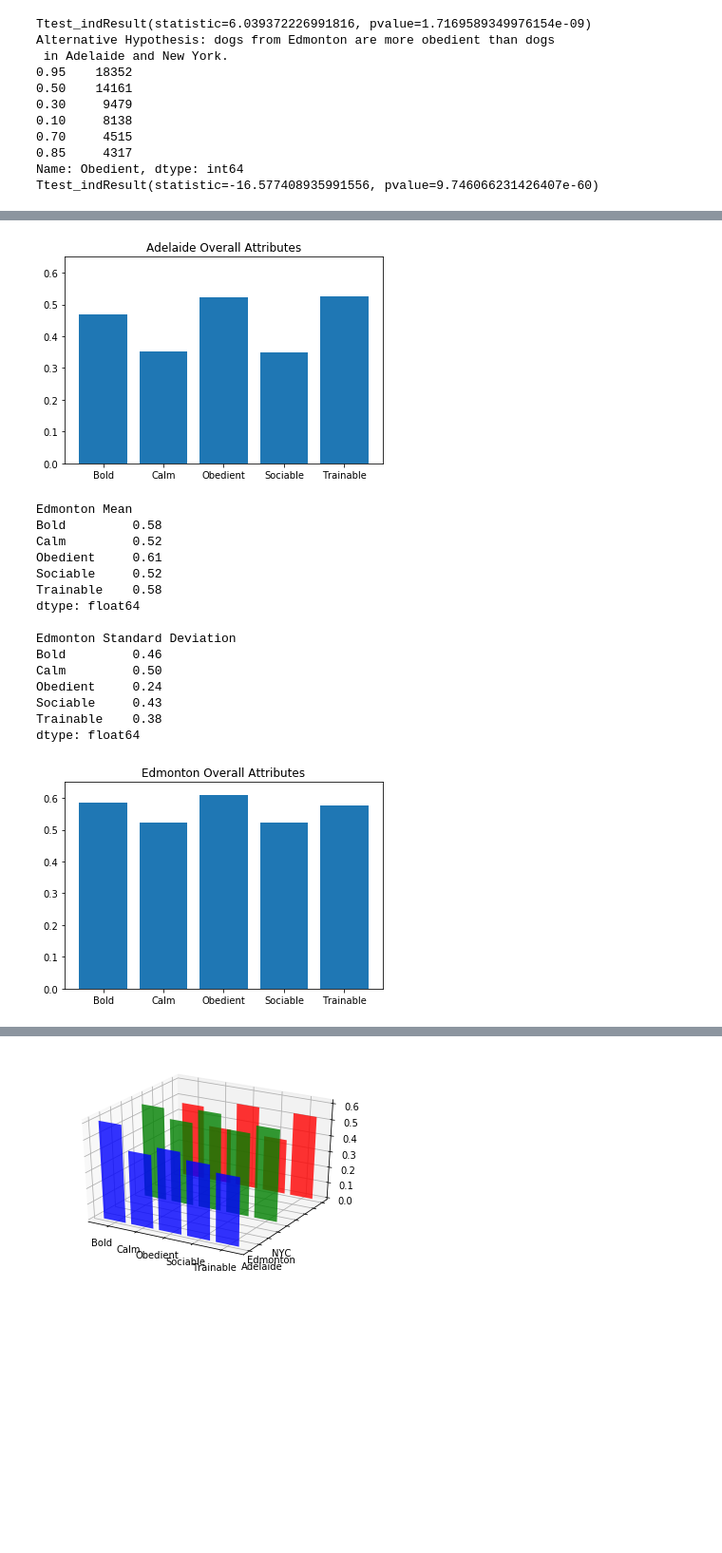
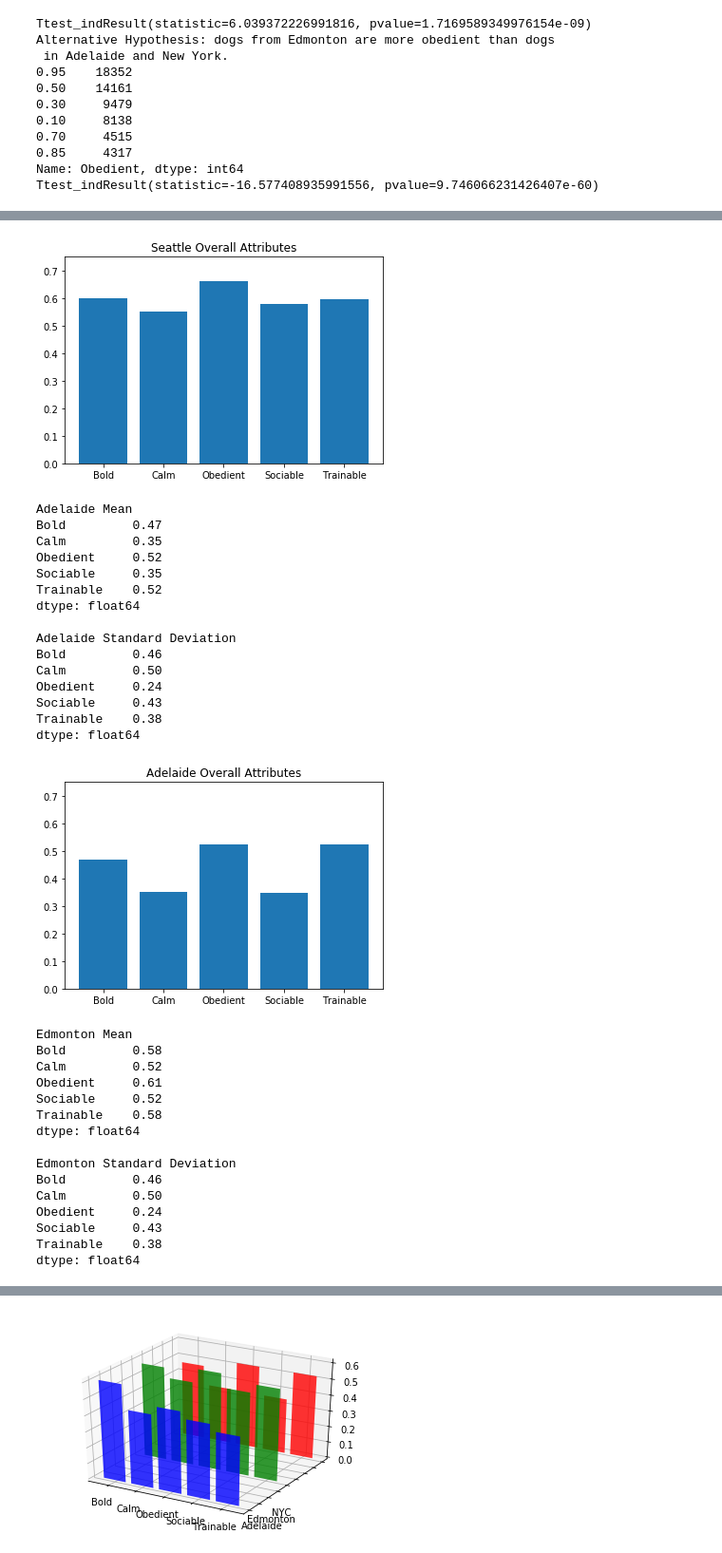
Before and after one commit to Save-All-The-Pets/dog_attributes, a Jupyter notebook: src/analysis.ipynb, the cells around one changed output, grey strips where cells are left out. Shown: that part at 95% size. Saved outputs shown, nothing was run; the diff lists cells and outputs as text; code cells hidden in the pictures; blank space fills up the shorter version.

Commit message:
Added initial Seattle analysis

```diff
--- a/src/analysis.ipynb
+++ b/src/analysis.ipynb
@@ -17,6 +17,7 @@ coren = pd.read_csv('../dogdata/coren-edit.csv')
 nyc_census = pd.read_csv('../censusdata/ACS_16_1YR_S0201_with_ann-edit.csv') # use 2016 data
 edmonton_registry = pd.read_csv('../dogdata/Edmonton_Pet_Licenses_by_Neighbourhood_2018-edit.csv')
 adelaide_registry = pd.read_csv('../dogdata/Dog_Registrations_Adelaide_2016-edit.csv')
+seattle_registry = pd.read_csv('../dogdata/Seattle_Pet_Licenses-2018-edit2.csv')
 wiki = pd.read_csv('../dogdata/wiki-edit.csv')
 turcsan = pd.read_csv('../dogdata/turcsan.csv')
 
@@ -48,7 +49,7 @@ def describe(df, categ, filename=None, display=True):
 
     plt.title(categ+' Overall Attributes')
     plt.bar(attrib_mean.index, attrib_mean.values)
-    plt.ylim([0,0.65])
+    plt.ylim([0,0.75])
     if filename is not None:
         plt.savefig('../plots/'+filename)
     if display:
@@ -278,9 +279,11 @@ non_staten_calm = non_staten['Calm']
 staten_calm = staten['Calm']
 print(stats.ttest_ind(staten_calm, non_staten_calm, equal_var = False))
 
+## MORE
 print('Alternative Hypothesis: dogs from New York are bolder than dogs in Adelaide and Edmonton.')
 adelaide_attrib = adelaide_registry.set_index('AnimalBreed').join(attrib, how='left')
 edmonton_attrib = edmonton_registry.set_index('BREED').join(attrib, how='left')
+seattle_attrib = seattle_registry.set_index('Primary Breed').join(attrib, how='left')
 nyc_bold = nyc_attrib['Bold']
 nyc_bold.dropna(inplace=True)
 ad_ed_attrib = pd.concat([adelaide_attrib, edmonton_attrib])
@@ -327,8 +330,9 @@ Alternative Hypothesis: dogs from Edmonton are more obedient than dogs
 Name: Obedient, dtype: int64
 Ttest_indResult(statistic=-16.577408935991556, pvalue=9.746066231426407e-60)
 # %%
-# Show data on NYC, Adelaide, and Edmonton
+# Show data on NYC, Seattle, Adelaide, and Edmonton
 describe(nyc_attrib, 'NYC')
+describe(seattle_attrib, 'Seattle')
 describe(adelaide_attrib, 'Adelaide')
 describe(edmonton_attrib, 'Edmonton')
 
@@ -364,23 +368,38 @@ Adelaide Standard Deviation
 Bold         0.46
 Calm         0.50
 Obedient     0.24
 Sociable     0.43
 Trainable    0.38
 dtype: float64
-[figure, old version]
+[figure, new version]
-Edmonton Mean
-Bold         0.58
-Calm         0.52
-Obedient     0.61
-Sociable     0.52
-Trainable    0.58
+Adelaide Mean
+Bold         0.47
+Calm         0.35
+Obedient     0.52
+Sociable     0.35
+Trainable    0.52
 dtype: float64
 
-Edmonton Standard Deviation
+Adelaide Standard Deviation
 Bold         0.46
 Calm         0.50
 Obedient     0.24
 Sociable     0.43
 Trainable    0.38
 dtype: float64
-[figure, old version]
+[figure, new version]
+Edmonton Mean
+Bold         0.58
+Calm         0.52
+Obedient     0.61
+Sociable     0.52
+Trainable    0.58
+dtype: float64
+
+Edmonton Standard Deviation
+Bold         0.46
+Calm         0.50
+Obedient     0.24
+Sociable     0.43
+Trainable    0.38
+dtype: float64
```
Also changed, not shown: parts of 4 cells of this notebook, 3 other files.
